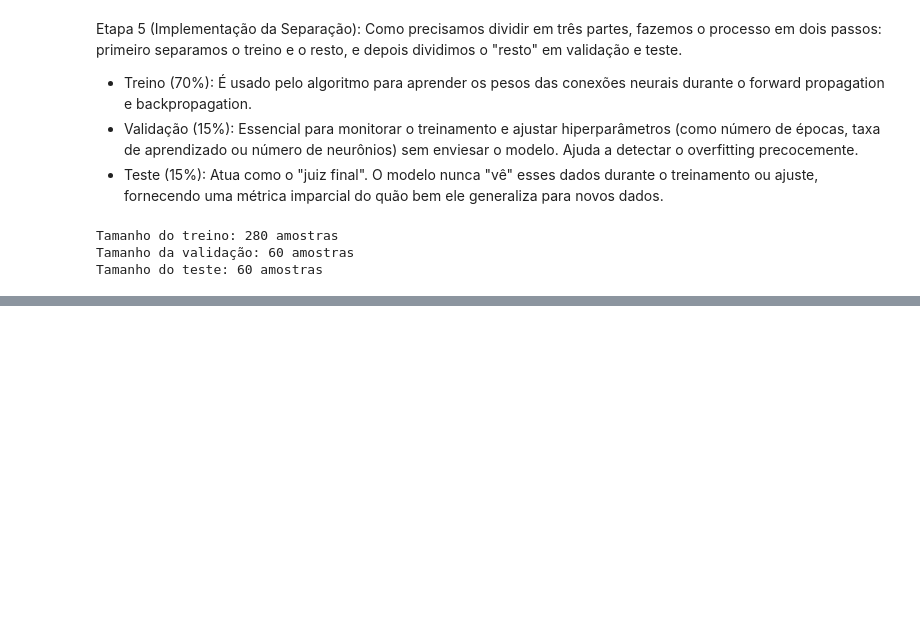
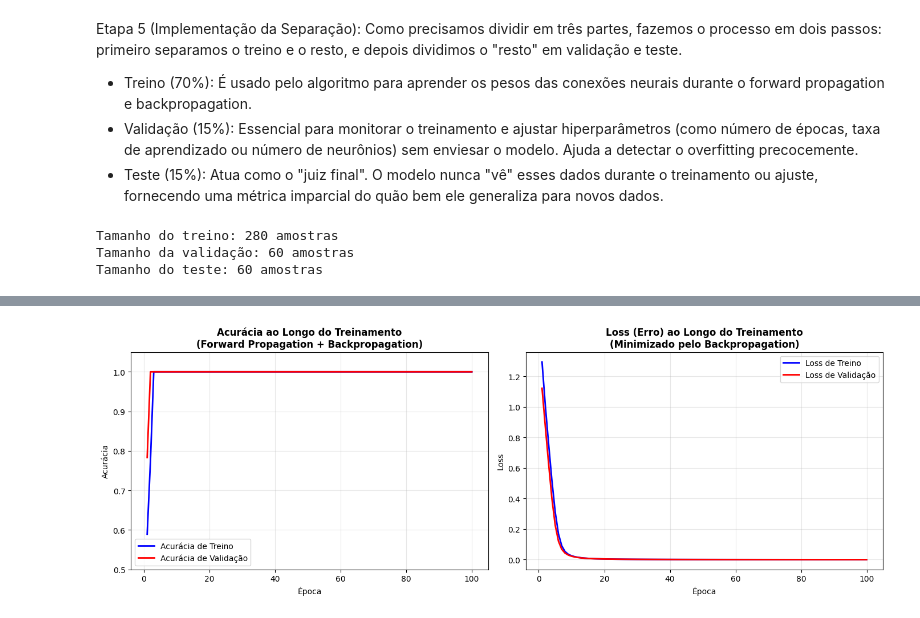
Before and after one commit to deboralawall/machine-learning, a Jupyter notebook: main.ipynb, the cells around one changed output, grey strips where cells are left out. Drawn from its saved outputs; the diff is of its cells as text; code cells hidden in the pictures; blank space fills up the shorter version.

```diff
--- a/main.ipynb
+++ b/main.ipynb
@@ -104,0 +234,75 @@ Tamanho do teste: 60 amostras
+# %%
+# Etapa 7: Análise do Treinamento (Forward Propagation e Backpropagation)
+import numpy as np
+
+# Extraindo dados do histórico de treinamento
+epochs = range(1, len(history.history['accuracy']) + 1)
+train_accuracy = history.history['accuracy']
+val_accuracy = history.history['val_accuracy']
+train_loss = history.history['loss']
+val_loss = history.history['val_loss']
+
+# 1. Visualizando Acurácia (Forward + Backpropagation)
+fig, axes = plt.subplots(1, 2, figsize=(14, 5))
+
+# Gráfico de Acurácia
+axes[0].plot(epochs, train_accuracy, 'b-', label='Acurácia de Treino', linewidth=2)
+axes[0].plot(epochs, val_accuracy, 'r-', label='Acurácia de Validação', linewidth=2)
+axes[0].set_title('Acurácia ao Longo do Treinamento\n(Forward Propagation + Backpropagation)', fontsize=12, fontweight='bold')
+axes[0].set_xlabel('Época')
+axes[0].set_ylabel('Acurácia')
+axes[0].legend()
+axes[0].grid(True, alpha=0.3)
+axes[0].set_ylim([0.5, 1.05])
+
+# Gráfico de Loss (Erro)
+axes[1].plot(epochs, train_loss, 'b-', label='Loss de Treino', linewidth=2)
+axes[1].plot(epochs, val_loss, 'r-', label='Loss de Validação', linewidth=2)
+axes[1].set_title('Loss (Erro) ao Longo do Treinamento\n(Minimizado pelo Backpropagation)', fontsize=12, fontweight='bold')
+axes[1].set_xlabel('Época')
+axes[1].set_ylabel('Loss')
+axes[1].legend()
+axes[1].grid(True, alpha=0.3)
+
+plt.tight_layout()
+plt.show()
+
+# 2. Análise detalhada do treinamento
+print("\n" + "="*70)
+print("ANÁLISE DO PROCESSO DE FORWARD PROPAGATION E BACKPROPAGATION")
+print("="*70)
+
+print(f"\n📊 RESUMO DO TREINAMENTO:")
+print(f"   • Total de épocas: {len(epochs)}")
+print(f"   • Acurácia inicial (época 1): {train_accuracy[0]:.4f}")
+print(f"   • Acurácia final (época {len(epochs)}): {train_accuracy[-1]:.4f}")
+print(f"   • Loss inicial (época 1): {train_loss[0]:.6f}")
+print(f"   • Loss final (época {len(epochs)}): {train_loss[-1]:.6f}")
+
+print(f"\n🎯 DESEMPENHO NA VALIDAÇÃO:")
+print(f"   • Acurácia final validação: {val_accuracy[-1]:.4f}")
+print(f"   • Loss final validação: {val_loss[-1]:.6f}")
+
+# Encontrar época de melhor validação
+best_val_epoch = np.argmin(val_loss) + 1
+best_val_loss = val_loss[best_val_epoch - 1]
+print(f"   • Melhor desempenho na época {best_val_epoch} (loss: {best_val_loss:.6f})")
+
+print(f"\n🔄 DINÂMICA DO BACKPROPAGATION:")
+# Redução média do loss por época
+loss_reduction = train_loss[0] - train_loss[-1]
+print(f"   • Redução total do loss: {loss_reduction:.6f}")
+print(f"   • Redução média por época: {loss_reduction/len(epochs):.6f}")
+
+# Velocidade de convergência (épocas até 90% da melhoria final)
+target_accuracy = 0.9 * train_accuracy[-1]
+convergence_epoch = next((i for i, acc in enumerate(train_accuracy) if acc >= target_accuracy), len(epochs))
+print(f"   • Épocas até 90% da acurácia final: {convergence_epoch}")
+
+print("\n" + "="*70)
+print("✅ FORWARD PROPAGATION: Dados passam pela rede gerando predições")
+print("✅ BACKPROPAGATION: Erros retornam atualizando pesos dos neurônios")
+print("✅ OTIMIZAÇÃO: Adam ajusta learning rate adaptivamente")
+print("="*70)
+# %% [output]
+[figure, added]
```
Also changed, not shown: parts of 11 cells of this notebook, 1 other file.
